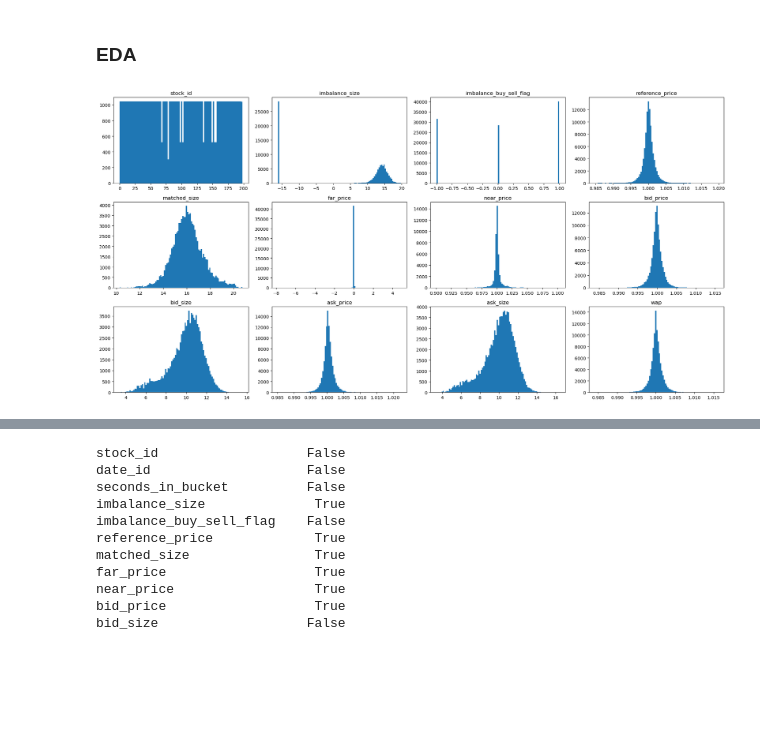
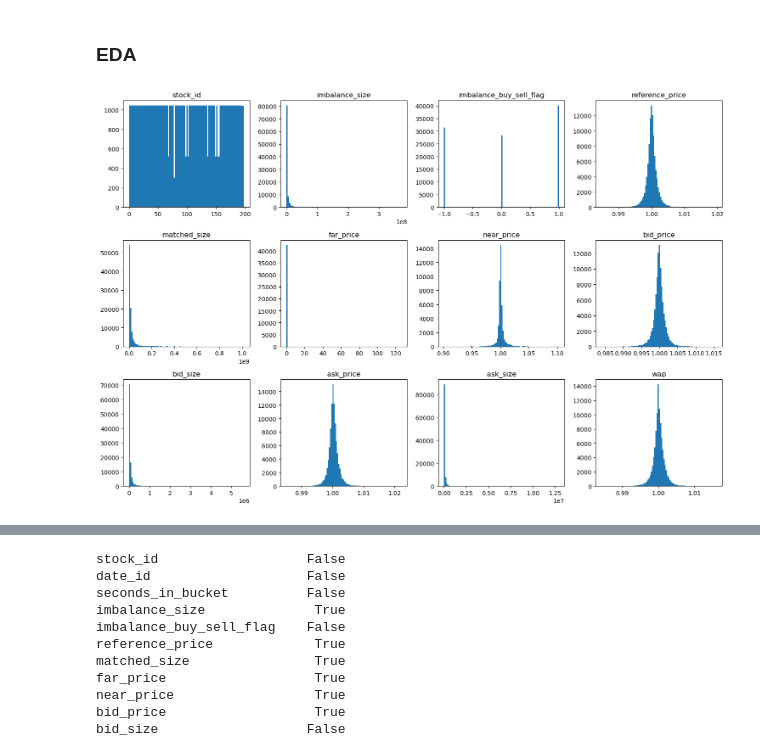
Before and after one commit to saintblue97/DeepNN_Optiver, a Jupyter notebook: james_11_29.ipynb, the cells around one changed output, grey strips where cells are left out. Cells and saved outputs as stored; diff of their text form; code cells hidden in the pictures; blank space fills up the shorter version.

Commit message:
Visualizations

```diff
--- a/james_11_29.ipynb
+++ b/james_11_29.ipynb
@@ -154,16 +149,13 @@ Shape of testing data     = (33000, 17)
 # %%
 # Look at distributions of features
 n_samples = 100000
-feats = df.loc[:, ~df.columns.isin(["date_id", "seconds_in_bucket", "time_id", "row_id", "target"])] .columns
-plt.figure(1, figsize=(20, 10))
+feats = df.loc[:, ~df.columns.isin(["date_id", "seconds_in_bucket", "time_id", "row_id", "target"])].columns
+plt.figure(1, figsize=(15, 10))
 for i, feat in enumerate(feats):
     plt.subplot(3, 4, i+1)
-    if feat in ['imbalance_size', 'far_price', 'bid_size', 'matched_size', 'ask_size']:
-        plt.hist(np.log(df.loc[:n_samples, feat] + 0.0000001), bins=100)
-    else:
-        plt.hist(df.loc[:n_samples, feat], bins=100)
+    plt.hist(df.loc[:n_samples, feat], bins=100)
     plt.title(feat)
 
 plt.tight_layout()
 # %% [output]
-[figure, old version]
+[figure, new version]
```
Also changed, not shown: parts of 38 cells of this notebook.
